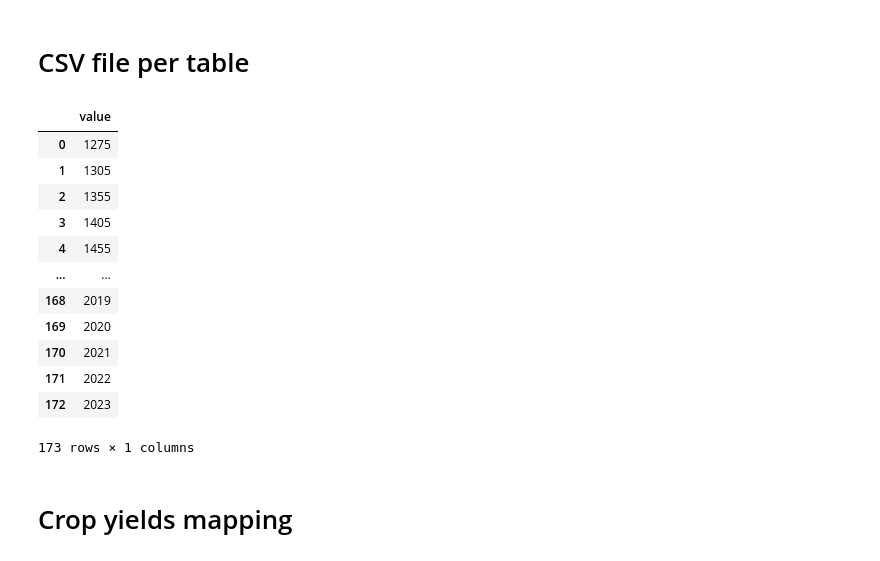
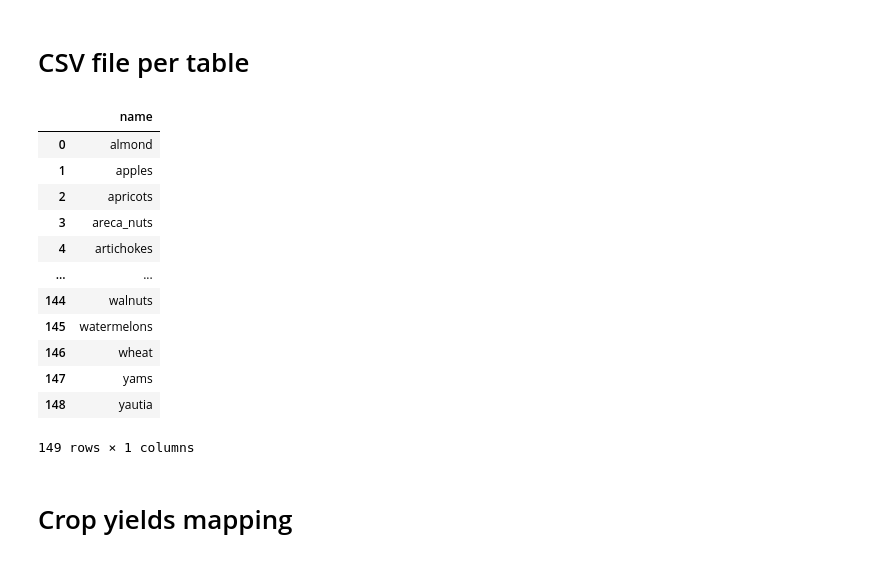
Before and after one commit to nikhil4424/dotnet_datavis_webapp, a Jupyter notebook: database/dataset_preparation.ipynb, the cells around one changed output. Drawn from its saved outputs; the diff is of its cells as text; code cells hidden in the pictures.

```diff
--- a/database/dataset_preparation.ipynb
+++ b/database/dataset_preparation.ipynb
@@ -2,7 +2,7 @@
 import pandas as pd
 # %%
 # csv obtained from https://ourworldindata.org/crop-yields
-df_yield_base = pd.read_csv("crop_yields.csv")
+df_yield_base = pd.read_csv("crop_yields_owid.csv")
 
 df_yield_base.sample(5)
 # %% [output]
@@ -112,30 +110,31 @@ csv_folderpath = "postgres/"
 # %%
-# df_countries.uniqu.to_csv(csv_folderpath+"country.csv")
+csv_folderpath = "postgres/"
 saveTableCsvs = True
+
 df_countries_unique = pd.DataFrame(df_countries.unique(), columns=["name"])
 df_years_unique = pd.DataFrame(sorted(df_years.unique()), columns=["value"])
 df_crops_unique = pd.DataFrame(df_crops_melted["crop"].unique(), columns=["name"])
 
 if saveTableCsvs:
     df_countries_unique.to_csv(csv_folderpath+"country.csv", index=False)
     df_years_unique.to_csv(csv_folderpath+"year.csv", index=False)
     df_crops_unique.to_csv(csv_folderpath+"crop.csv", index=False)
 
-df_years_unique
+df_crops_unique
 # %% [output]
-|  | value |
-| 0 | 1275 |
-| 1 | 1305 |
-| 2 | 1355 |
-| 3 | 1405 |
-| 4 | 1455 |
+|  | name |
+| 0 | almond |
+| 1 | apples |
+| 2 | apricots |
+| 3 | areca_nuts |
+| 4 | artichokes |
 | ... | ... |
-| 168 | 2019 |
-| 169 | 2020 |
-| 170 | 2021 |
-| 171 | 2022 |
-| 172 | 2023 |
+| 144 | walnuts |
+| 145 | watermelons |
+| 146 | wheat |
+| 147 | yams |
+| 148 | yautia |
-173 rows × 1 columns
+149 rows × 1 columns
 # %% [markdown]
 # Crop yields mapping
 # %%
```
Also changed, not shown: parts of 13 cells of this notebook, 4 other files.
